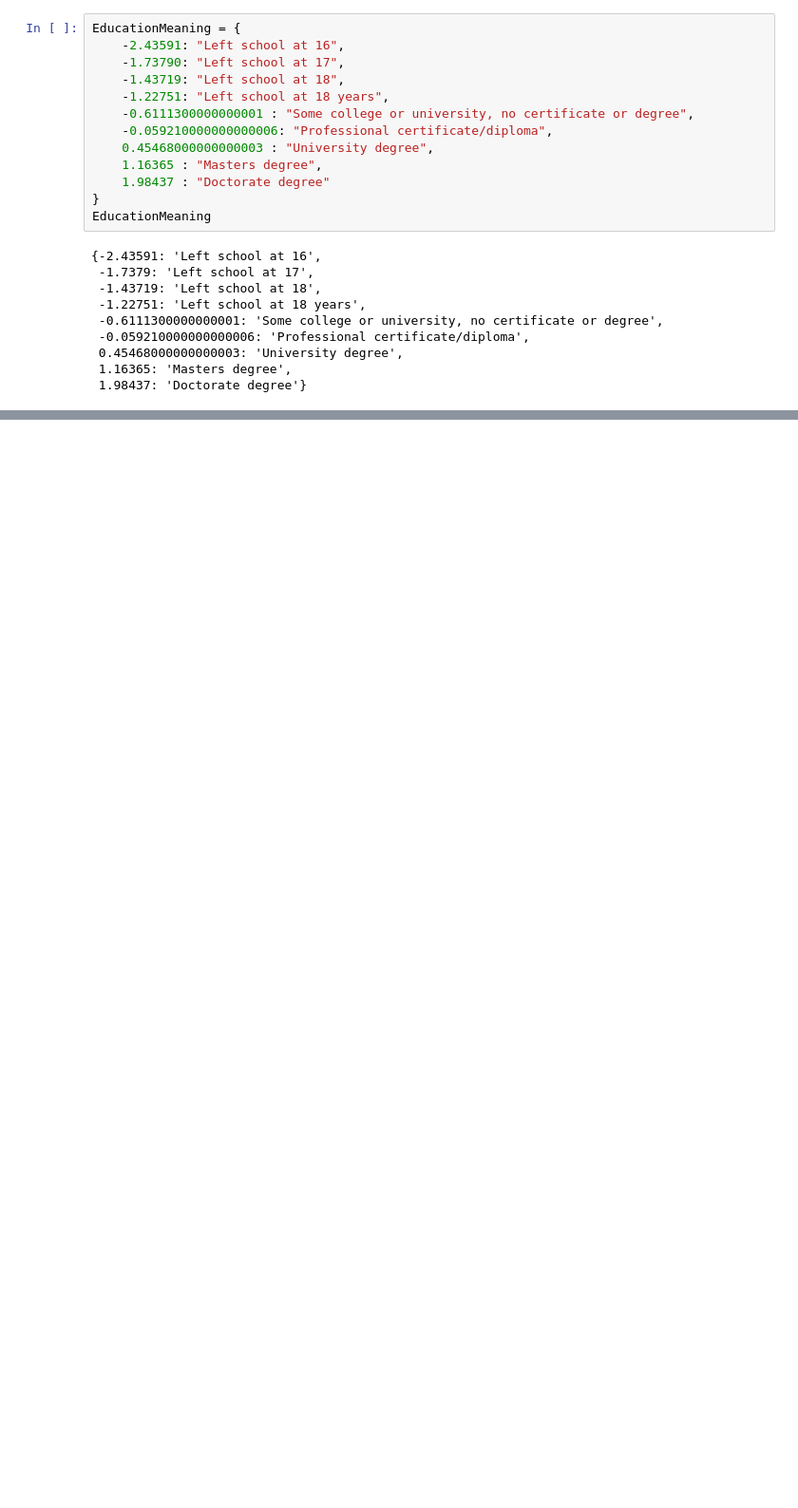
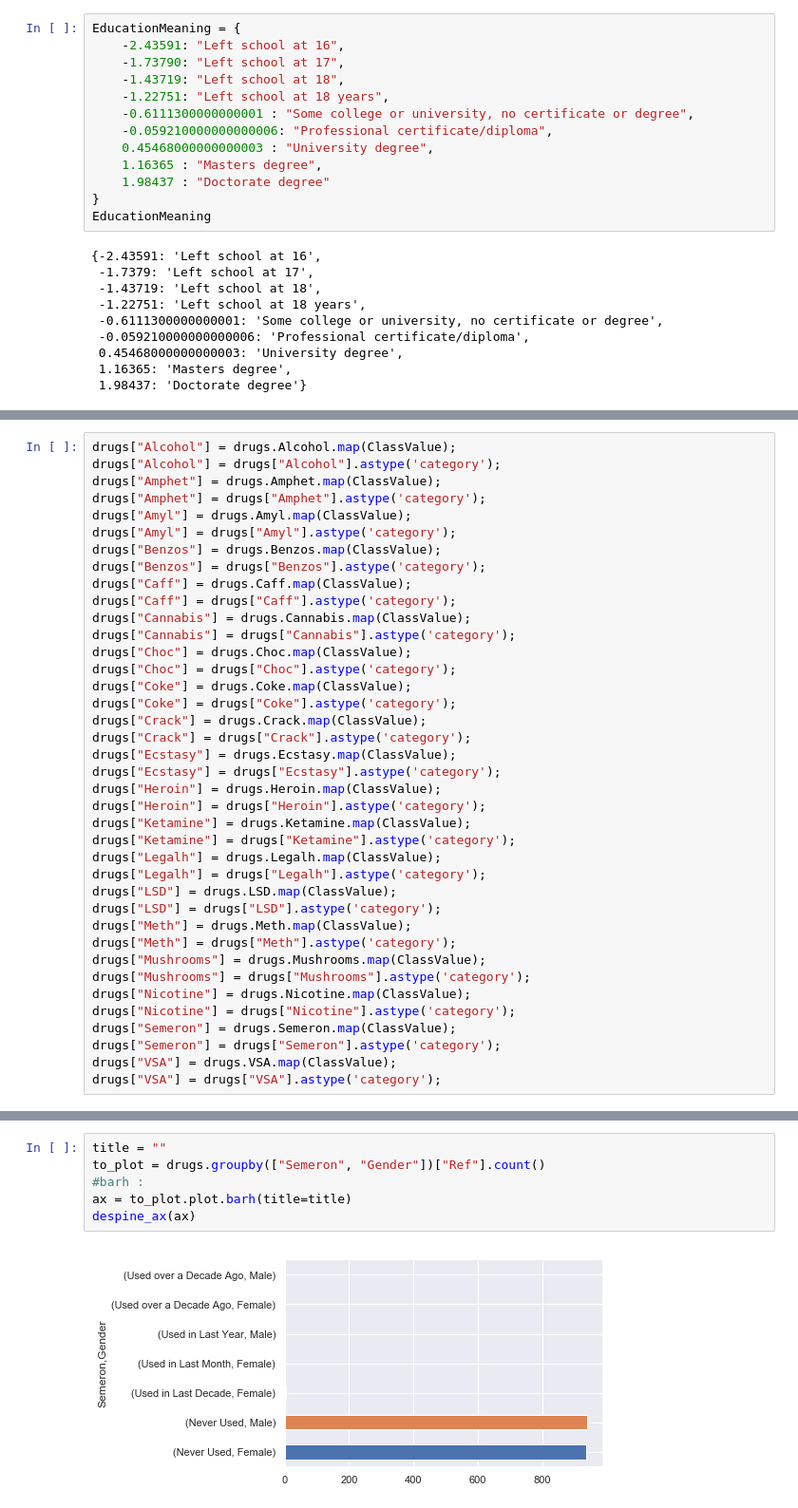
Before and after one commit to FearlessClock/PythonDataAnalyste, a Jupyter notebook: Drug consumption.ipynb, the cells around one changed output, grey strips where cells are left out. Shown: that part at 95% size. Drawn from its saved outputs; the diff is of its cells as text; blank space fills up the shorter version.

```diff
--- a/Drug consumption.ipynb
+++ b/Drug consumption.ipynb
@@ -162,0 +210,39 @@ SyntaxError: invalid syntax (<ipython-input-187-b462aee1c6c4>, line 1)
+# %%
+drugs["Alcohol"] = drugs.Alcohol.map(ClassValue);
+drugs["Alcohol"] = drugs["Alcohol"].astype('category');
+drugs["Amphet"] = drugs.Amphet.map(ClassValue);
+drugs["Amphet"] = drugs["Amphet"].astype('category');
+drugs["Amyl"] = drugs.Amyl.map(ClassValue);
+drugs["Amyl"] = drugs["Amyl"].astype('category');
+drugs["Benzos"] = drugs.Benzos.map(ClassValue);
+drugs["Benzos"] = drugs["Benzos"].astype('category');
+drugs["Caff"] = drugs.Caff.map(ClassValue);
+drugs["Caff"] = drugs["Caff"].astype('category');
+drugs["Cannabis"] = drugs.Cannabis.map(ClassValue);
+drugs["Cannabis"] = drugs["Cannabis"].astype('category');
+drugs["Choc"] = drugs.Choc.map(ClassValue);
+drugs["Choc"] = drugs["Choc"].astype('category');
+drugs["Coke"] = drugs.Coke.map(ClassValue);
+drugs["Coke"] = drugs["Coke"].astype('category');
+drugs["Crack"] = drugs.Crack.map(ClassValue);
+drugs["Crack"] = drugs["Crack"].astype('category');
+drugs["Ecstasy"] = drugs.Ecstasy.map(ClassValue);
+drugs["Ecstasy"] = drugs["Ecstasy"].astype('category');
+drugs["Heroin"] = drugs.Heroin.map(ClassValue);
+drugs["Heroin"] = drugs["Heroin"].astype('category');
+drugs["Ketamine"] = drugs.Ketamine.map(ClassValue);
+drugs["Ketamine"] = drugs["Ketamine"].astype('category');
+drugs["Legalh"] = drugs.Legalh.map(ClassValue);
+drugs["Legalh"] = drugs["Legalh"].astype('category');
+drugs["LSD"] = drugs.LSD.map(ClassValue);
+drugs["LSD"] = drugs["LSD"].astype('category');
+drugs["Meth"] = drugs.Meth.map(ClassValue);
+drugs["Meth"] = drugs["Meth"].astype('category');
+drugs["Mushrooms"] = drugs.Mushrooms.map(ClassValue);
+drugs["Mushrooms"] = drugs["Mushrooms"].astype('category');
+drugs["Nicotine"] = drugs.Nicotine.map(ClassValue);
+drugs["Nicotine"] = drugs["Nicotine"].astype('category');
+drugs["Semeron"] = drugs.Semeron.map(ClassValue);
+drugs["Semeron"] = drugs["Semeron"].astype('category');
+drugs["VSA"] = drugs.VSA.map(ClassValue);
+drugs["VSA"] = drugs["VSA"].astype('category');
@@ -162,0 +317,8 @@ SyntaxError: invalid syntax (<ipython-input-187-b462aee1c6c4>, line 1)
+# %%
+title = ""
+to_plot = drugs.groupby(["Semeron", "Gender"])["Ref"].count()
+#barh :
+ax = to_plot.plot.barh(title=title)
+despine_ax(ax)
+# %% [output]
+[figure, added]
```
Also changed, not shown: parts of 27 cells of this notebook.
